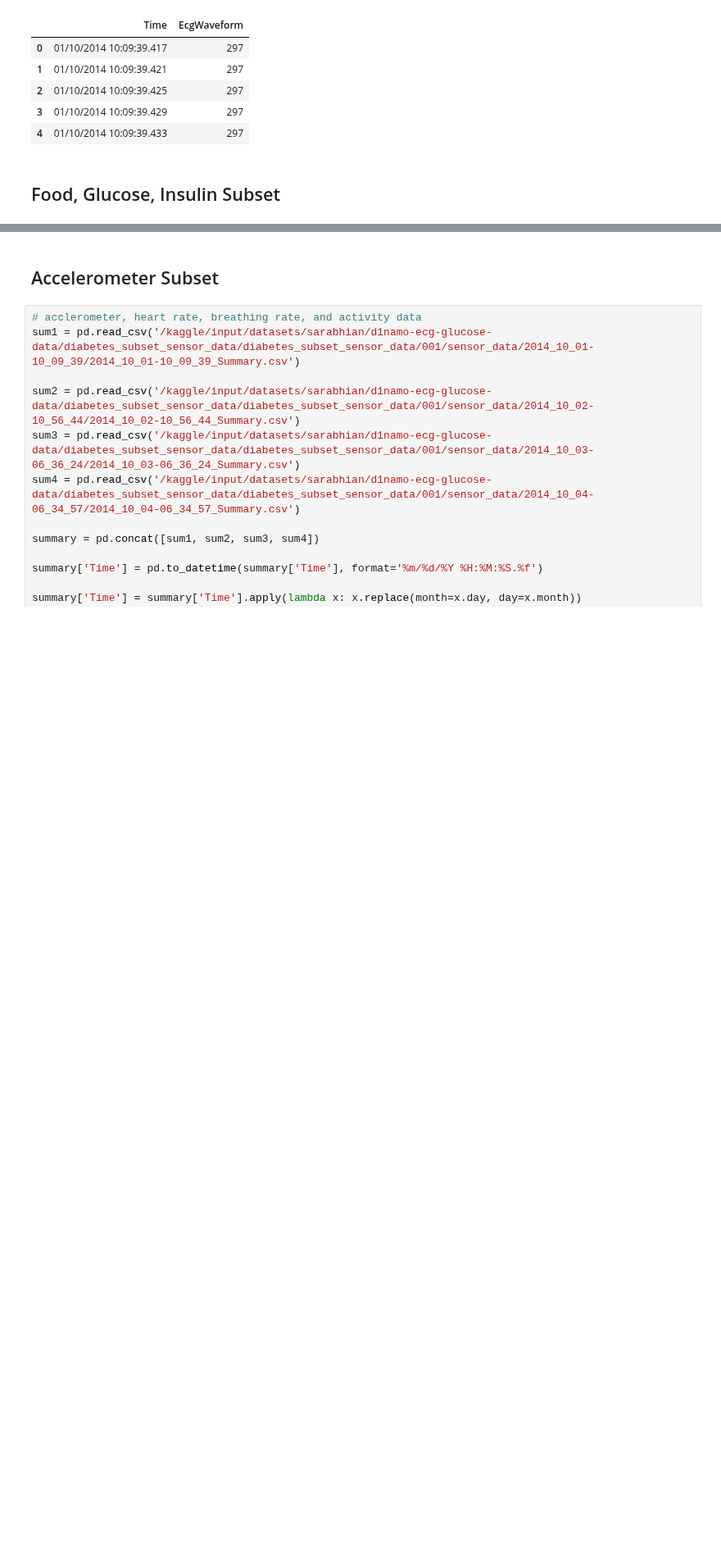
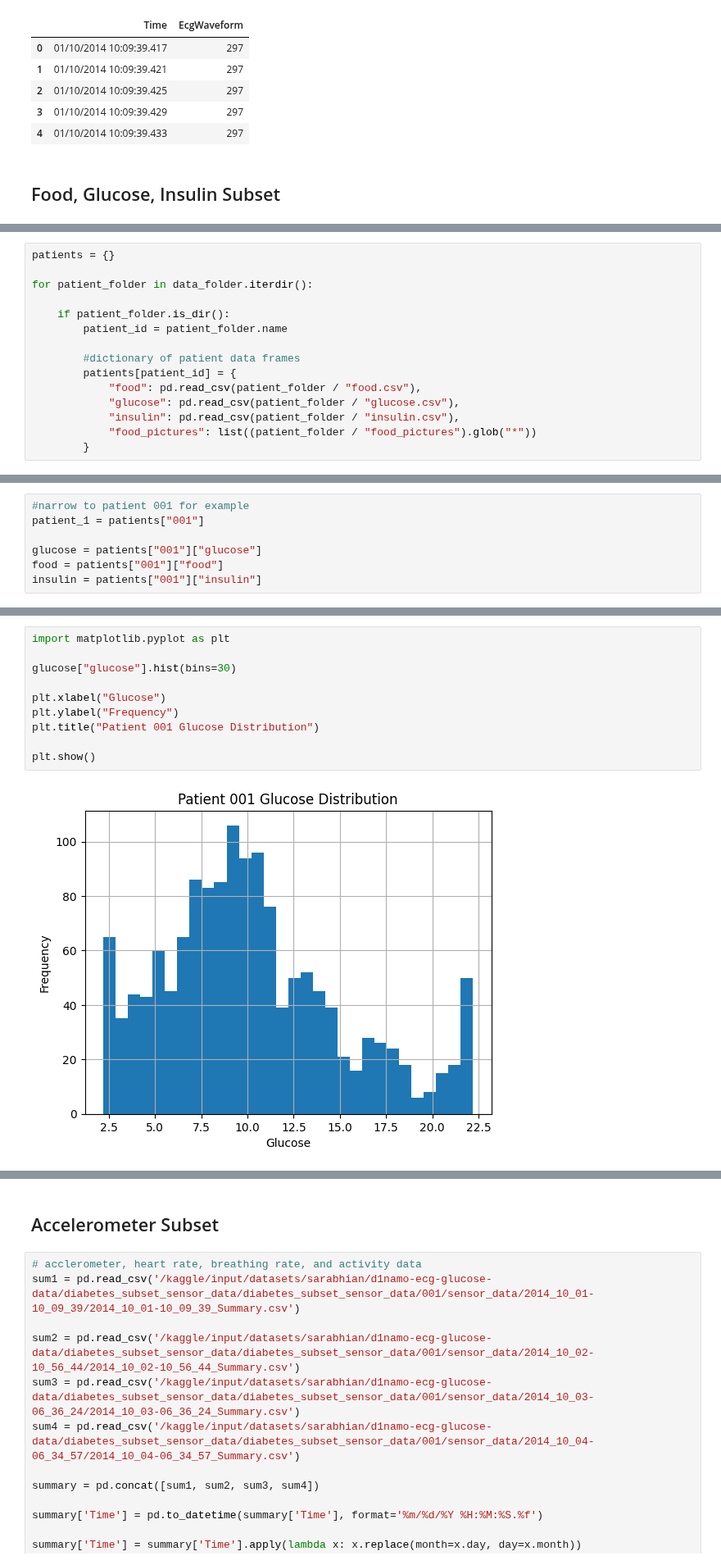
Before and after one commit to destinydel/glucose-ML, a Jupyter notebook: D1NAMO/diabetes_set.ipynb, the cells around one changed output, grey strips where cells are left out. Shown at 82% size. Cells and saved outputs as stored; diff of their text form; blank space fills up the shorter version.

Commit message:
glucose analysis

```diff
--- a/D1NAMO/diabetes_set.ipynb
+++ b/D1NAMO/diabetes_set.ipynb
@@ -94,0 +77,15 @@ insulin_data
+# %%
+patients = {}
+
+for patient_folder in data_folder.iterdir():
+
+    if patient_folder.is_dir():
+        patient_id = patient_folder.name
+
+        #dictionary of patient data frames
+        patients[patient_id] = {
+            "food": pd.read_csv(patient_folder / "food.csv"),
+            "glucose": pd.read_csv(patient_folder / "glucose.csv"),
+            "insulin": pd.read_csv(patient_folder / "insulin.csv"),
+            "food_pictures": list((patient_folder / "food_pictures").glob("*"))
+        }
@@ -94,0 +105,7 @@ insulin_data
+# %%
+#narrow to patient 001 for example
+patient_1 = patients["001"]
+
+glucose = patients["001"]["glucose"]
+food = patients["001"]["food"]
+insulin = patients["001"]["insulin"]
@@ -94,0 +172,12 @@ insulin_data
+# %%
+import matplotlib.pyplot as plt
+
+glucose["glucose"].hist(bins=30)
+
+plt.xlabel("Glucose")
+plt.ylabel("Frequency")
+plt.title("Patient 001 Glucose Distribution")
+
+plt.show()
+# %% [output]
+[figure, added]
```
Also changed, not shown: parts of 29 cells of this notebook, 1 other file.
